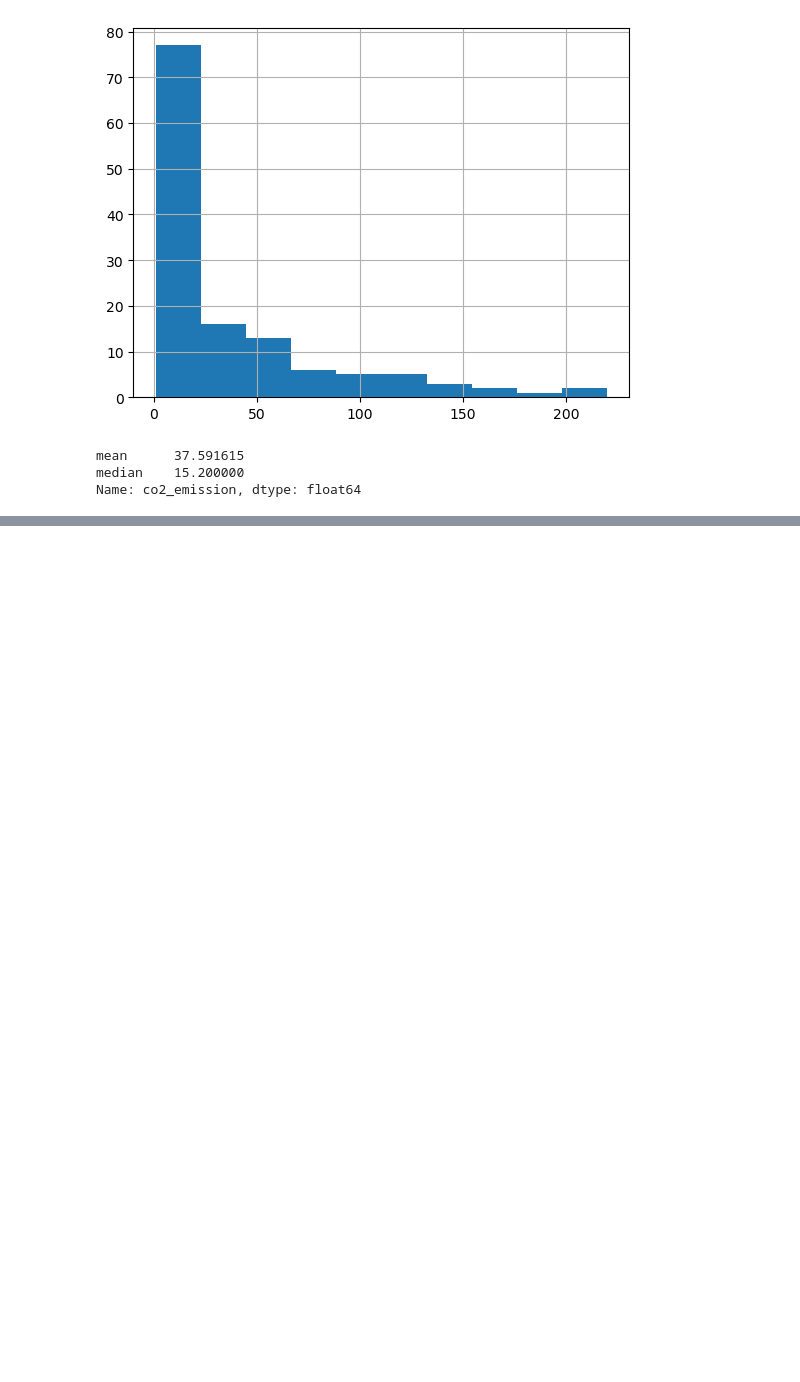
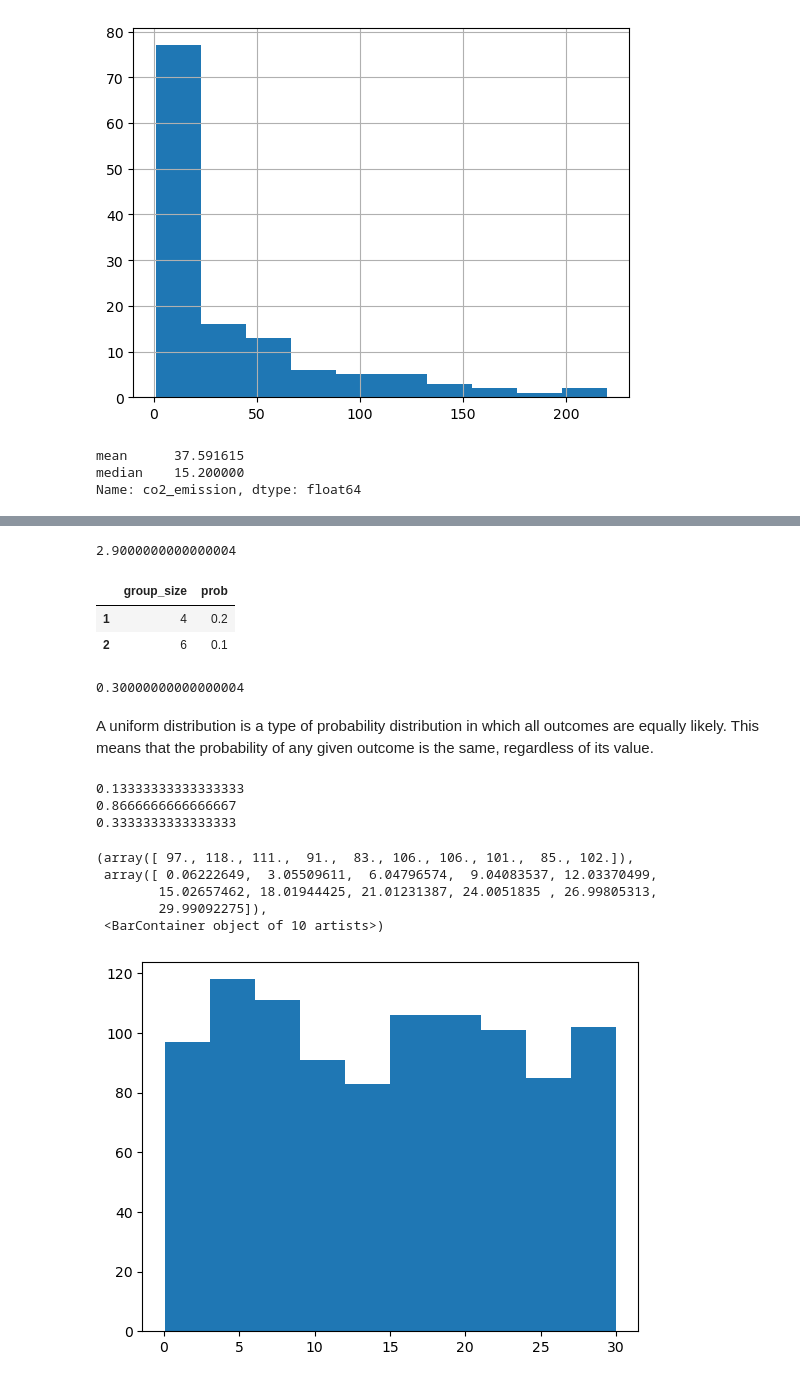
Before and after one commit to JanPoonthong/data-science, a Jupyter notebook: practice_for_final/Practice_For_Final.ipynb, the cells around one changed output, grey strips where cells are left out. Saved outputs shown, nothing was run; the diff lists cells and outputs as text; code cells hidden in the pictures; blank space fills up the shorter version.

```diff
--- a/practice_for_final/Practice_For_Final.ipynb
+++ b/practice_for_final/Practice_For_Final.ipynb
@@ -1124,0 +1326,18 @@ Name: co2_emission, dtype: float64
+# %%
+# Calculate the expected value of the size_distribution, which represents the expected group size, by multiplying the group_size by the prob and taking the sum.
+size_distribution = np.sum(size_dist["group_size"] * size_dist["prob"])
+
+size_distribution
+# %% [output]
+2.9000000000000004
+# %%
+# Calculate the probability of randomly picking a group of 4 or more people by subsetting for groups of size 4 or more and summing the probabilities of selecting those groups.
+size_dist[size_dist["group_size"] >= 4]
+# %% [output]
+|  | group_size | prob |
+| 1 | 4 | 0.2 |
+| 2 | 6 | 0.1 |
+# %%
+np.sum(size_dist[size_dist["group_size"] >= 4]["prob"])
+# %% [output]
+0.30000000000000004
@@ -1124,0 +1346,34 @@ Name: co2_emission, dtype: float64
+# %% [markdown]
+A uniform distribution is a type of probability distribution in which all outcomes are equally likely. This means that the probability of any given outcome is the same, regardless of its value.
+# %%
+min_time = 0
+max_time = 30
+
+from scipy.stats import uniform
+
+# Less than 5 is equal to 4
+prob_less_than_5 = uniform.cdf(4, min_time, max_time)
+print(prob_less_than_5)
+
+prob_greater_than_5 = 1 - prob_less_than_5
+print(prob_greater_than_5)
+
+prob_between_10_and_20 = uniform.cdf(20, min_time, max_time) - uniform.cdf(10, min_time, max_time)
+print(prob_between_10_and_20)
+# %% [output]
+0.13333333333333333
+0.8666666666666667
+0.3333333333333333
+# %%
+np.random.seed(334)
+
+wait_times = uniform.rvs(min_time, max_time, size=1000)
+
+plt.hist(wait_times)
+# %% [output]
+(array([ 97., 118., 111.,  91.,  83., 106., 106., 101.,  85., 102.]),
+ array([ 0.06222649,  3.05509611,  6.04796574,  9.04083537, 12.03370499,
+        15.02657462, 18.01944425, 21.01231387, 24.0051835 , 26.99805313,
+        29.99092275]),
+ <BarContainer object of 10 artists>)
+[figure, added]
```
Also changed, not shown: parts of 79 cells of this notebook, 6 other files.
